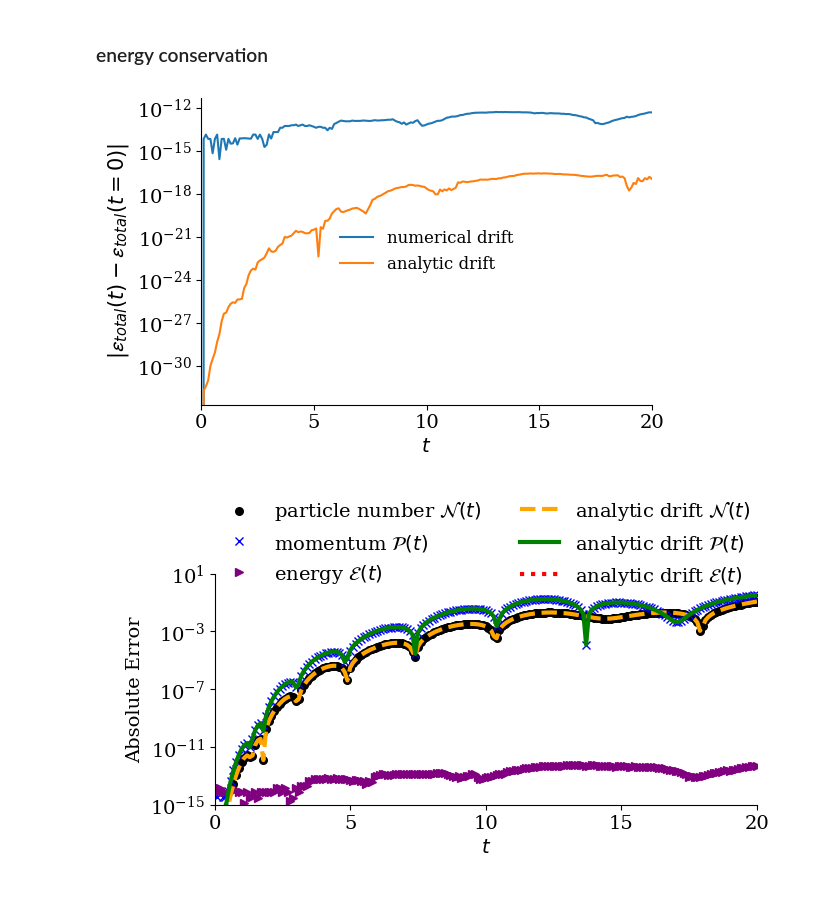
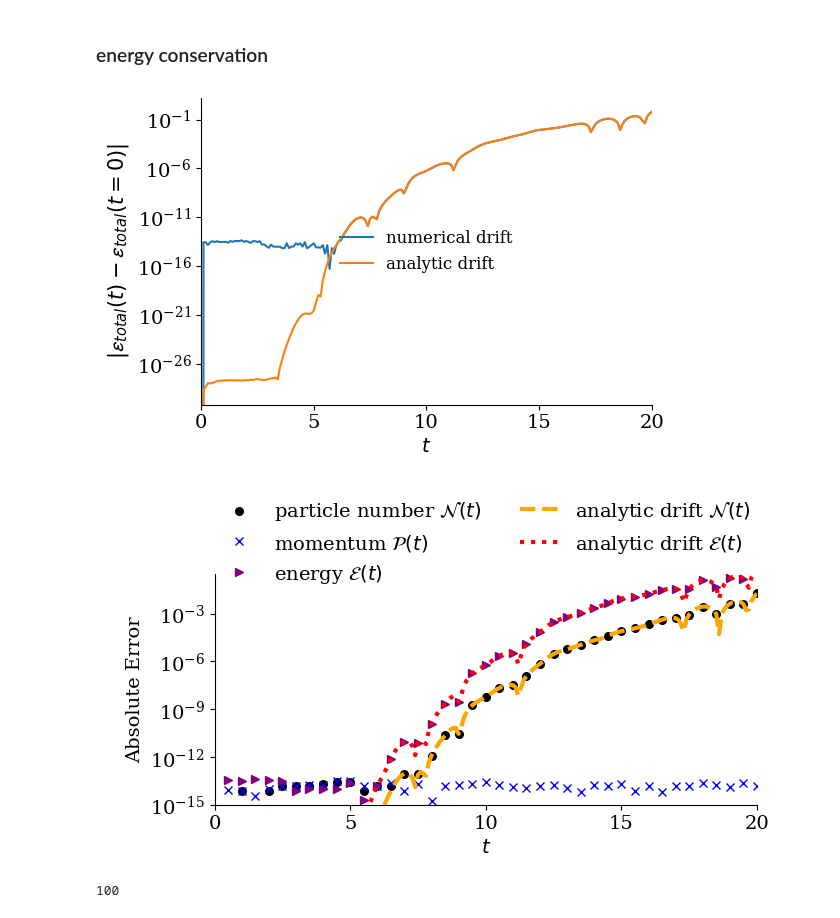
Before and after one commit to opaliss/SW-Conservative-Closure, a Jupyter notebook: SW/bump on tail SW (odd).ipynb, the cells around one changed output. Cells and saved outputs as stored; diff of their text form; code cells hidden in the pictures.

Commit message:
update closure :)

```diff
--- a/SW/bump on tail SW (odd).ipynb
+++ b/SW/bump on tail SW (odd).ipynb
@@ -24,10 +24,10 @@ matplotlib.rc('ytick', labelsize=14)
 # %%
 # set up configuration parameters
 # number of Fourier spectral terms in x
-Nx = 20
+Nx = 50
 Nx_total = 2 * Nx + 1
 # number of Hermite spectral terms in v
-Nv = 11
+Nv = 100
 # Velocity scaling of electron and ion
 alpha_e1 = 1
 alpha_e2 = 1 / np.sqrt(2)
@@ -66,8 +66,8 @@ x = np.linspace(0, L, Nx_total)
 # %% [markdown]
 ## read in simulation results
 # %%
-sol_midpoint_u = np.load("../data/SW/bump_on_tail/poisson/sol_midpoint_u_" + str(Nv) + "_energy_closure.npy")[:, ::10]
-sol_midpoint_t = np.load("../data/SW/bump_on_tail/poisson/sol_midpoint_t_" + str(Nv) + "_energy_closure.npy")[::10]
+sol_midpoint_u = np.load("../data/SW/bump_on_tail/poisson/sol_midpoint_u_" + str(Nv) + "_momentum_closure.npy")[:, ::10]
+sol_midpoint_t = np.load("../data/SW/bump_on_tail/poisson/sol_midpoint_t_" + str(Nv) + "_momentum_closure.npy")[::10]
 print(np.shape(sol_midpoint_u))
 print(np.shape(sol_midpoint_t))
 # %% [output]
@@ -101,12 +101,12 @@ for ii in range(len(sol_midpoint_t)):
                                                           state_i=state_i_midpoint[:, :, ii],
                                                           alpha_e1=alpha_e1, alpha_e2=alpha_e2, alpha_i=alpha_i,
                                                           Nx=Nx, L=L,  Nv=Nv)
-    # energy closure
-    closure_e1 = closure_energy(state=state_e1_midpoint[:, :, ii], alpha_s=alpha_e1, u_s=u_e1, Nv=Nv, E=E_midpoint[:, ii], J_inv=J_inv, q_s=q_e1, m_s=m_e1, Nx_total=Nx_total)
-    closure_e2 = closure_energy(state=state_e2_midpoint[:, :, ii], alpha_s=alpha_e2, u_s=u_e2, Nv=Nv, E=E_midpoint[:, ii], J_inv=J_inv, q_s=q_e2, m_s=m_e2, Nx_total=Nx_total)
-    closure_i = closure_energy(state=state_i_midpoint[:, :, ii], alpha_s=alpha_i, u_s=u_i, Nv=Nv, E=E_midpoint[:, ii], J_inv=J_inv, q_s=q_i, m_s=m_i, Nx_total=Nx_total)
+    # # energy closure
+    # closure_e1 = 0 * closure_energy(state=state_e1_midpoint[:, :, ii], alpha_s=alpha_e1, u_s=u_e1, Nv=Nv, E=E_midpoint[:, ii], J_inv=J_inv, q_s=q_e1, m_s=m_e1, Nx_total=Nx_total)
+    # closure_e2 = 0 * closure_energy(state=state_e2_midpoint[:, :, ii], alpha_s=alpha_e2, u_s=u_e2, Nv=Nv, E=E_midpoint[:, ii], J_inv=J_inv, q_s=q_e2, m_s=m_e2, Nx_total=Nx_total)
+    # closure_i = 0 * closure_energy(state=state_i_midpoint[:, :, ii], alpha_s=alpha_i, u_s=u_i, Nv=Nv, E=E_midpoint[:, ii], J_inv=J_inv, q_s=q_i, m_s=m_i, Nx_total=Nx_total)
 
-    # momentum closure
+    # # # # momentum closure
     # closure_e1[:, ii] = closure_momentum(state=state_e1_midpoint[:, :, ii], alpha_s=alpha_e1, u_s=u_e1, Nv=Nv)
     # closure_e2[:, ii] = closure_momentum(state=state_e2_midpoint[:, :, ii], alpha_s=alpha_e2, u_s=u_e2, Nv=Nv)
     # closure_i[:, ii] = closure_momentum(state=state_i_midpoint[:, :, ii], alpha_s=alpha_i, u_s=u_i, Nv=Nv)
@@ -274,27 +274,31 @@ legend = ax.legend(ncols=1, fancybox=False, shadow=False, fontsize=12, loc='cent
 legend.get_frame().set_alpha(0)
 plt.tight_layout()
 # %% [output]
-[figure, old version]
+[figure, new version]
 # %%
 # plot overall conservation properties
 fig, ax = plt.subplots(ncols=1, figsize=(7, 3))
-ax.scatter(sol_midpoint_t, np.abs(mass_midpoint-mass_midpoint[0]), s=30, color="black", label=r"particle number $\mathcal{N}(t)$")
-ax.plot(sol_midpoint_t, np.abs(momentum_midpoint-momentum_midpoint[0]), "x", color="blue", label=r"momentum $\mathcal{P}(t)$")
-ax.plot(sol_midpoint_t, np.abs(energy_p_midpoint + energy_k_midpoint -energy_p_midpoint[0]-energy_k_midpoint[0]), ">", color="purple", label=r"energy $\mathcal{E}(t)$")
+ax.scatter(sol_midpoint_t[::5], np.abs(mass_midpoint-mass_midpoint[0])[::5], s=30, color="black", label=r"particle number $\mathcal{N}(t)$")
+ax.plot(sol_midpoint_t[::5], np.abs(momentum_midpoint-momentum_midpoint[0])[::5], "x", color="blue", label=r"momentum $\mathcal{P}(t)$")
+ax.plot(sol_midpoint_t[::5], np.abs(energy_p_midpoint + energy_k_midpoint -energy_p_midpoint[0]-energy_k_midpoint[0])[::5], ">", color="purple", label=r"energy $\mathcal{E}(t)$")
 ax.plot(sol_midpoint_t, np.abs(sol_midpoint_u[-1]), "--", c="orange", linewidth=3, label=r"analytic drift $\mathcal{N}(t)$ ")
-ax.plot(sol_midpoint_t, np.abs(sol_midpoint_u[-3]), "-", c="green", linewidth=3, label=r"analytic drift $\mathcal{P}(t)$")
+#ax.plot(sol_midpoint_t, np.abs(sol_midpoint_u[-4]), "-", c="green", linewidth=3, label=r"analytic drift $\mathcal{P}(t)$")
 ax.plot(sol_midpoint_t, np.abs(sol_midpoint_u[-5]), ":", c="red", linewidth=3, label=r"analytic drift $\mathcal{E}(t)$")
-ax.set_ylim(10**-15, 10**1)
+ax.set_ylim(10**-15, 10**-0.5)
 ax.spines['right'].set_visible(False)
 ax.spines['top'].set_visible(False)
 ax.set_ylabel(r"Absolute Error")
 ax.set_xticks([0, 5, 10, 15, 20])
 ax.set_xlabel("$t$")
 ax.set_xlim(0, T)
 ax.set_yscale("log")
 legend = ax.legend(ncols=2, fontsize=14, loc='upper center', bbox_to_anchor=(0.5, 1.4))
 text = ax.text(-0.2,1.05, " ", transform=ax.transAxes)
 legend.get_frame().set_alpha(0)
-plt.savefig("../figs/SW/bump_on_tail/conservation_" + str(Nv) + "_bump_on_tail_SW_energy.png", bbox_inches='tight', dpi=600)
+plt.savefig("../figs/SW/bump_on_tail/conservation_" + str(Nv) + "_bump_on_tail_SW_momentum.png", bbox_inches='tight', dpi=600)
 # %% [output]
-[figure, old version]
+[figure, new version]
+# %%
+Nv
+# %% [output]
+100
```
Also changed, not shown: parts of 7 cells of this notebook, 1 other file.
